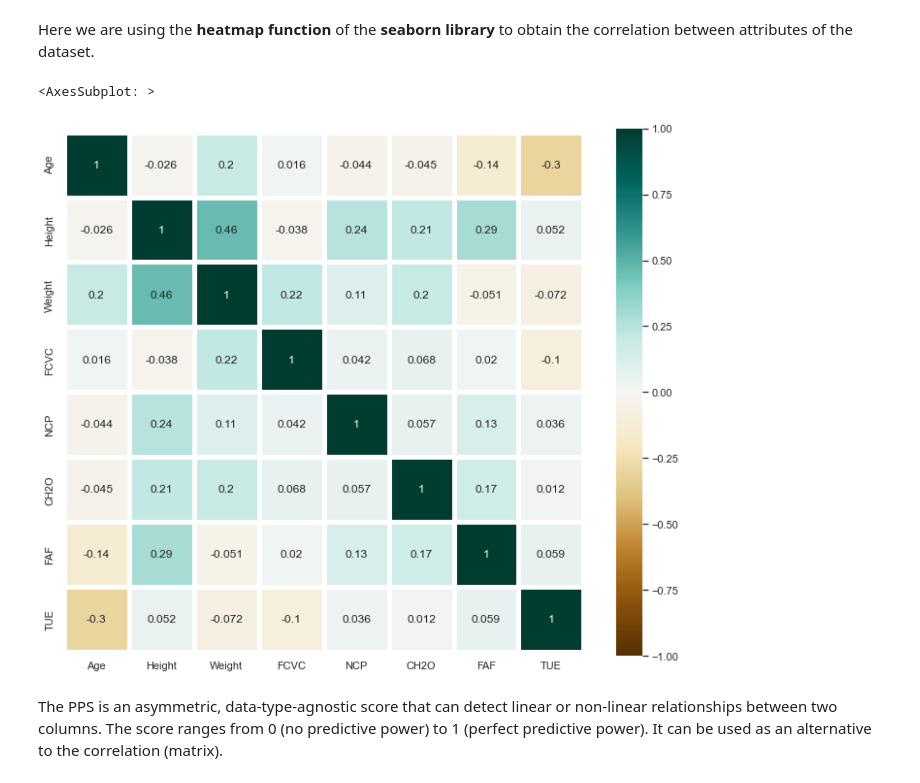
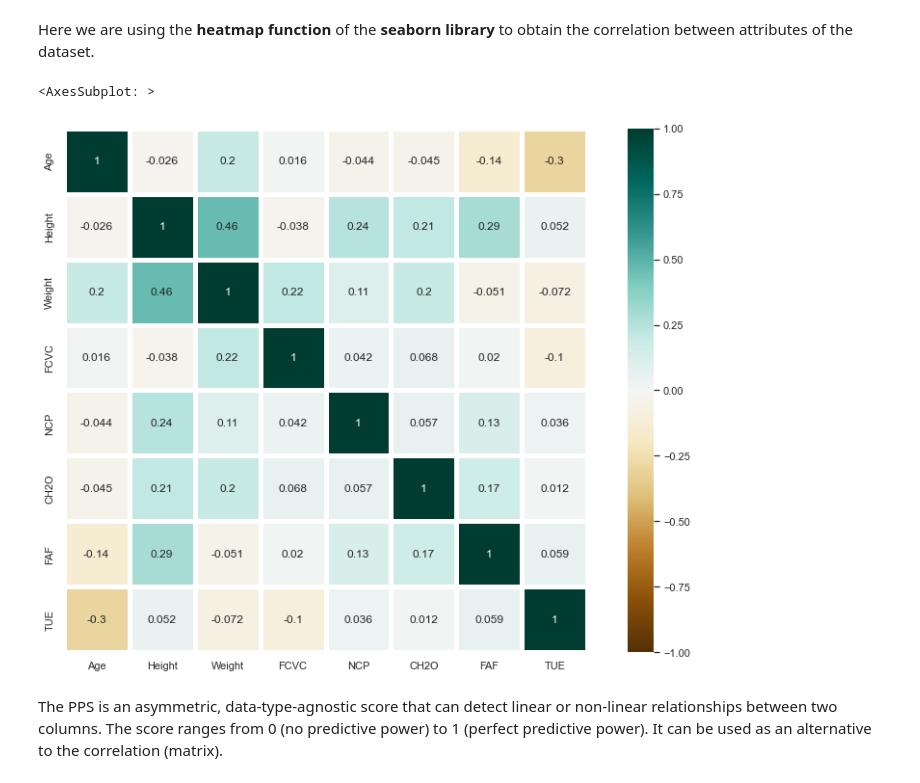
Before and after one commit to SanketAgwl/Obesity-Prediction-Data-Science, a Jupyter notebook: project.ipynb, the cells around one changed output. Saved outputs shown, nothing was run; the diff lists cells and outputs as text; code cells hidden in the pictures.

```diff
--- a/project.ipynb
+++ b/project.ipynb
@@ -243,7 +243,7 @@ def cmp_plot(dataset, lead_category, sup_category, order = None):
 - The function uses **seaborn** library.
 # %%
 sns.axes_style("darkgrid")
-sns.set(rc={'figure.figsize':(11.7,8.27)})
+sns.set(rc={'figure.figsize':(17 ,11.27)})
 # %% [markdown]
 #### Obesity Levels
 # %%
@@ -253,6 +253,5 @@ It is the different values we can see in the result column also known as **obesi
 # %% [markdown]
 #### Result
 # %%
-sns.set(rc={'figure.figsize':(14.7,8.27)})
 count_values(df, "result", weight_order)
 # %% [output]
@@ -493,12 +492,12 @@ Correlation is a statistical measure that expresses the extent to which two vari
 # %% [markdown]
 Here we are using the **heatmap function** of the **seaborn library** to obtain the correlation between attributes of the dataset.
 # %%
-plt.figure(figsize = (12, 10))
+plt.figure(figsize = (15, 10))
 sns.heatmap(df.corr(),annot=True,square=True,center=0,vmin=-1,vmax=1,
             cmap='BrBG',linewidths=5)
 # %% [output]
 <AxesSubplot: >
-[figure, old version]
+[figure, new version]
 # %% [markdown]
 The PPS is an asymmetric, data-type-agnostic score that can detect linear or non-linear relationships between two columns. The score ranges from 0 (no predictive power) to 1 (perfect predictive power). It can be used as an alternative to the correlation (matrix).
 # %%
```
Also changed, not shown: parts of 68 cells of this notebook, 2 other files.
